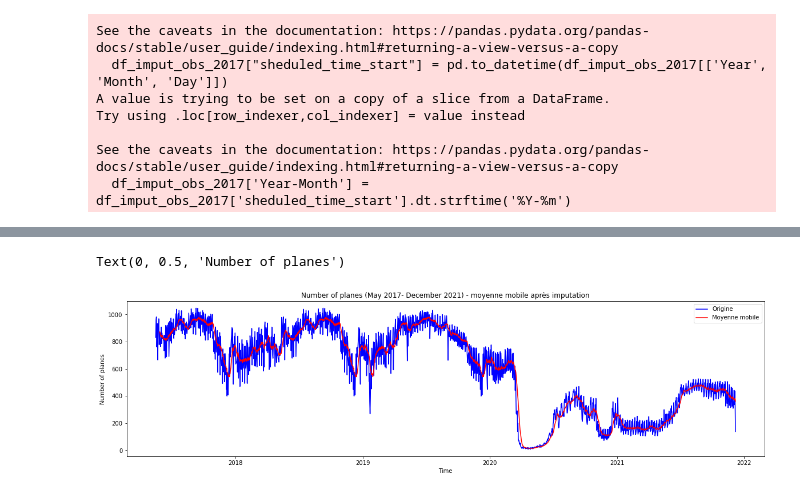
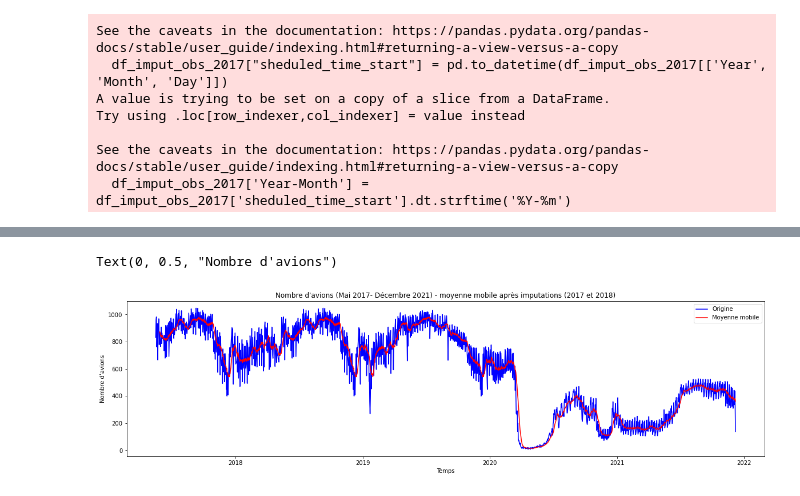
Before and after one commit to julienowack/stat_app, a Jupyter notebook: Valeurs manquantes.ipynb, the cells around one changed output, grey strips where cells are left out. Saved outputs shown, nothing was run; the diff lists cells and outputs as text; code cells hidden in the pictures.

```diff
--- a/Valeurs manquantes.ipynb
+++ b/Valeurs manquantes.ipynb
@@ -411,18 +402,18 @@ Text(0, 0.5, 'Number of planes')
 # %%
 df_air_traffic_france8=df_air_traffic_7.groupby('sheduled_time_start').sum()
 df_air_traffic_france9 = df_air_traffic_france8['number_planes']
 df_air_traffic_france8=df_air_traffic_france8.reset_index()
 
 x=df_air_traffic_france8["sheduled_time_start"]
 y=df_air_traffic_france8["number_planes"]
 z=rolling_mean = df_air_traffic_france9.rolling(window = 12).mean()
 fig = plt.figure(1, figsize=(20, 5))
 plt.plot(x,y, color = 'blue', label = 'Origine')
 plt.plot(x, z, color = 'red', label = 'Moyenne mobile')
-plt.title('Number of planes (May 2017- December 2021) - moyenne mobile après imputation')
+plt.title("Nombre d'avions (Mai 2017- Décembre 2021) - moyenne mobile après imputations (2017 et 2018)")
 plt.legend(loc = 'best')
-plt.xlabel('Time')
-plt.ylabel('Number of planes')
+plt.xlabel('Temps')
+plt.ylabel("Nombre d'avions")
 # %% [output]
-Text(0, 0.5, 'Number of planes')
+Text(0, 0.5, "Nombre d'avions")
-[figure, old version]
+[figure, new version]
```
Also changed, not shown: parts of 14 cells of this notebook.
